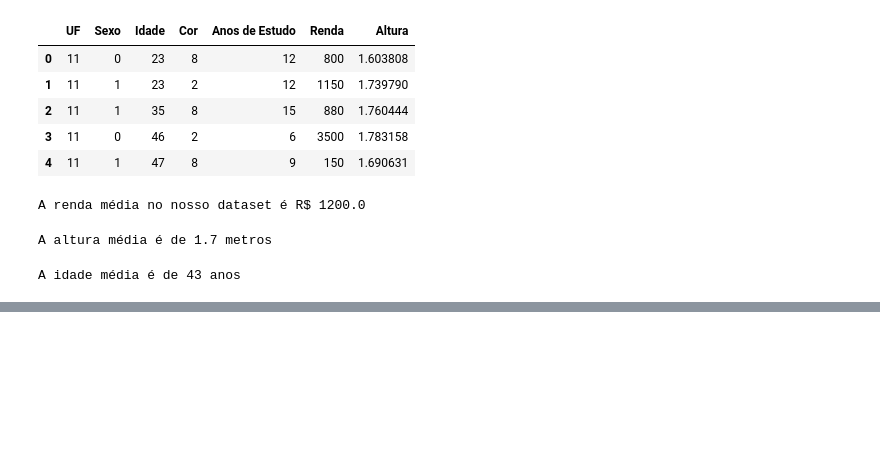
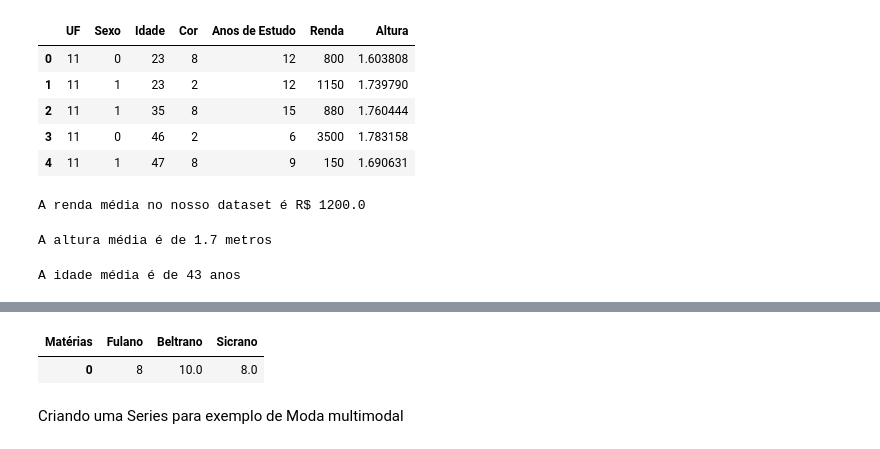
Before and after one commit to Viniciuspneves/estatistica, a Jupyter notebook: fundamentos-estatisticos/frequencia-medidas/03-medidas-tendencia-central.ipynb, the cells around one changed output, grey strips where cells are left out. Cells and saved outputs as stored; diff of their text form; code cells hidden in the pictures; blank space fills up the shorter version.

```diff
--- a/fundamentos-estatisticos/frequencia-medidas/03-medidas-tendencia-central.ipynb
+++ b/fundamentos-estatisticos/frequencia-medidas/03-medidas-tendencia-central.ipynb
@@ -261,0 +330,7 @@ A idade média é de 43 anos
+# %%
+df.mode()
+# %% [output]
+| Matérias | Fulano | Beltrano | Sicrano |
+| 0 | 8 | 10.0 | 8.0 |
+# %% [markdown]
+Criando uma Series para exemplo de Moda multimodal
```
Also changed, not shown: parts of 31 cells of this notebook.
